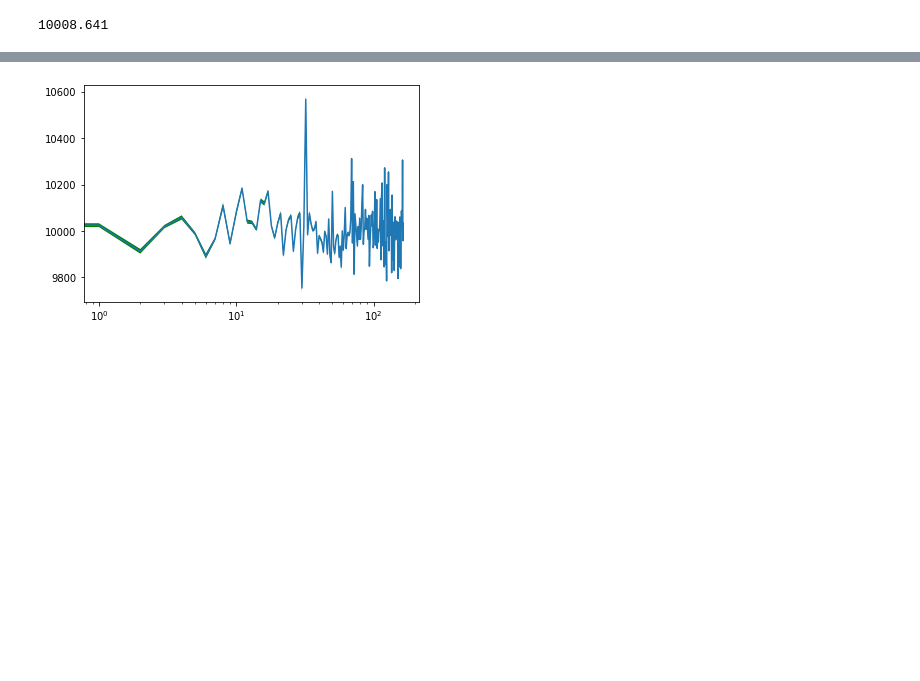
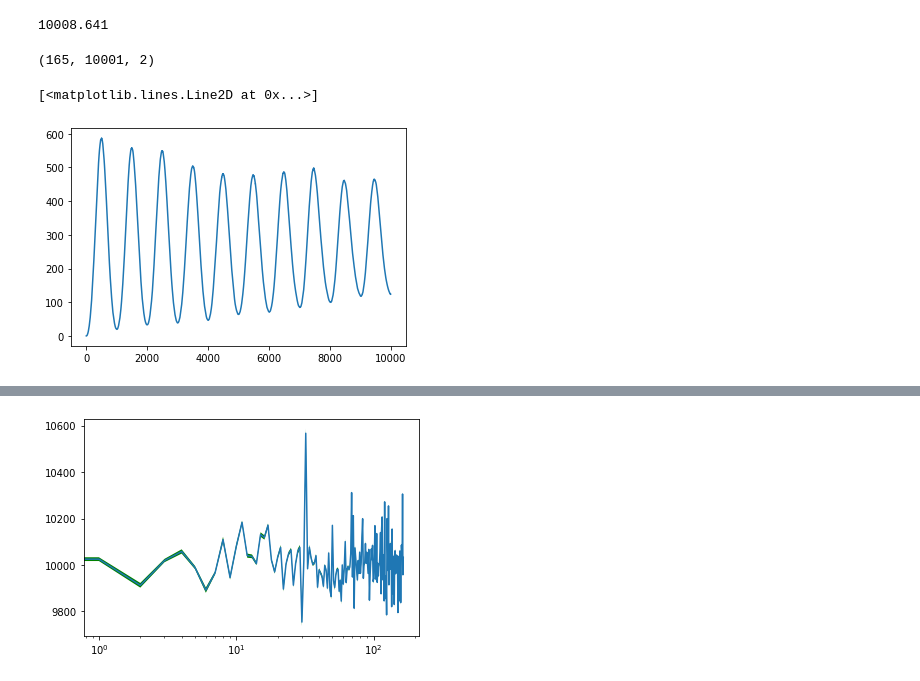
Before and after one commit to matibilkis/continuous, a Jupyter notebook: train_analyze.ipynb, the cells around one changed output, grey strips where cells are left out. Cells and saved outputs as stored; diff of their text form; code cells hidden in the pictures; blank space fills up the shorter version.

```diff
--- a/train_analyze.ipynb
+++ b/train_analyze.ipynb
@@ -45,3 +87,18 @@ np.std(omegas)
 np.mean(omegas)
 # %% [output]
 10008.641
+# %%
+u_th2 = np.stack(list(uths.values()))
+# %%
+u_th2.shape
+# %% [output]
+(165, 10001, 2)
+# %%
+u_th2 = u_th2[:,:,0]
+# %%
+fisher_times = np.mean(u_th2,axis=0)
+# %%
+plt.plot(fisher_times)
+# %% [output]
+[<matplotlib.lines.Line2D at 0x...>]
+[figure, added]
```
Also changed, not shown: parts of 15 cells of this notebook, 6 other files.
